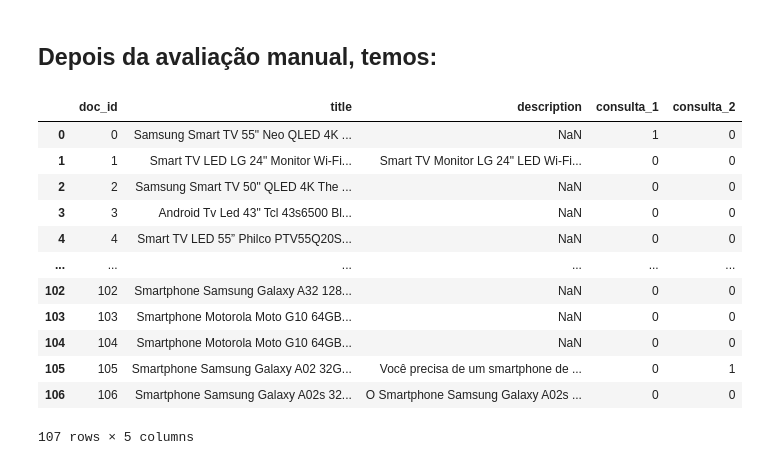
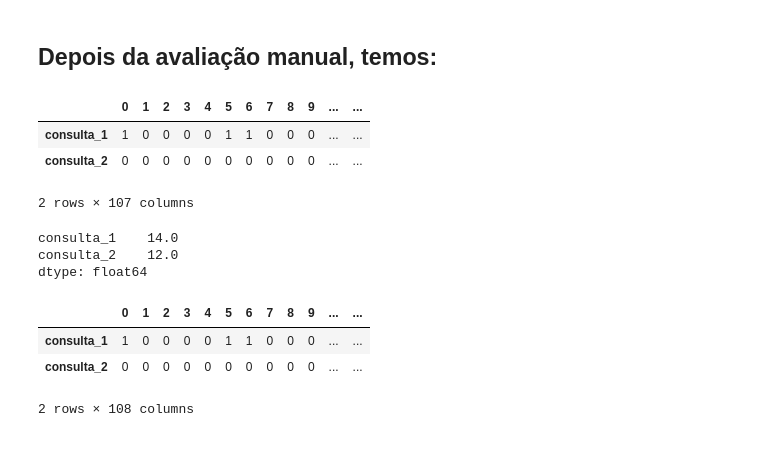
Before and after one commit to johnnyy/Recuperacao-Inteligente-de-Informacao, a Jupyter notebook: relevancia/Criação da Matriz de relevancia.ipynb, the cells around one changed output. Drawn from its saved outputs; the diff is of its cells as text; code cells hidden in the pictures.

Commit message:
Relevancia

```diff
--- a/relevancia/Criação da Matriz de relevancia.ipynb
+++ b/relevancia/Criação da Matriz de relevancia.ipynb
@@ -35,18 +35,18 @@ Consulta 2: smartphone samsung android com baterias de longa duração
 # %% [markdown]
 ## Depois da avaliação manual, temos:
 # %%
-pd.read_csv("../data/produtos.csv")
+df = pd.read_csv("../data/produtos.csv")
-# %% [output]
-|  | doc_id | title | description | consulta_1 | consulta_2 |
-| 0 | 0 | Samsung Smart TV 55" Neo QLED 4K ... | NaN | 1 | 0 |
-| 1 | 1 | Smart TV LED LG 24" Monitor Wi-Fi... | Smart TV Monitor LG 24" LED Wi-Fi... | 0 | 0 |
-| 2 | 2 | Samsung Smart TV 50" QLED 4K The ... | NaN | 0 | 0 |
-| 3 | 3 | Android Tv Led 43" Tcl 43s6500 Bl... | NaN | 0 | 0 |
-| 4 | 4 | Smart TV LED 55” Philco PTV55Q20S... | NaN | 0 | 0 |
-| ... | ... | ... | ... | ... | ... |
-| 102 | 102 | Smartphone Samsung Galaxy A32 128... | NaN | 0 | 0 |
-| 103 | 103 | Smartphone Motorola Moto G10 64GB... | NaN | 0 | 0 |
-| 104 | 104 | Smartphone Motorola Moto G10 64GB... | NaN | 0 | 0 |
-| 105 | 105 | Smartphone Samsung Galaxy A02 32G... | Você precisa de um smartphone de ... | 0 | 1 |
-| 106 | 106 | Smartphone Samsung Galaxy A02s 32... | O Smartphone Samsung Galaxy A02s ... | 0 | 0 |
-107 rows × 5 columns
+# %%
+matriz_relevancia = df.T.iloc[[3,4],:]
+matriz_relevancia
+# %% [output]
+|  | 0 | 1 | 2 | 3 | 4 | 5 | 6 | 7 | 8 | 9 | ... | ... |
+| consulta_1 | 1 | 0 | 0 | 0 | 0 | 1 | 1 | 0 | 0 | 0 | ... | ... |
+| consulta_2 | 0 | 0 | 0 | 0 | 0 | 0 | 0 | 0 | 0 | 0 | ... | ... |
+2 rows × 107 columns
+# %%
+matriz_relevancia.sum(axis=1)
+# %% [output]
+consulta_1    14.0
+consulta_2    12.0
+dtype: float64
@@ -52,0 +55,7 @@ pd.read_csv("../data/produtos.csv")
+# %%
+matriz_relevancia
+# %% [output]
+|  | 0 | 1 | 2 | 3 | 4 | 5 | 6 | 7 | 8 | 9 | ... | ... |
+| consulta_1 | 1 | 0 | 0 | 0 | 0 | 1 | 1 | 0 | 0 | 0 | ... | ... |
+| consulta_2 | 0 | 0 | 0 | 0 | 0 | 0 | 0 | 0 | 0 | 0 | ... | ... |
+2 rows × 108 columns
```
Also changed, not shown: parts of 2 cells of this notebook, 4 other files.
